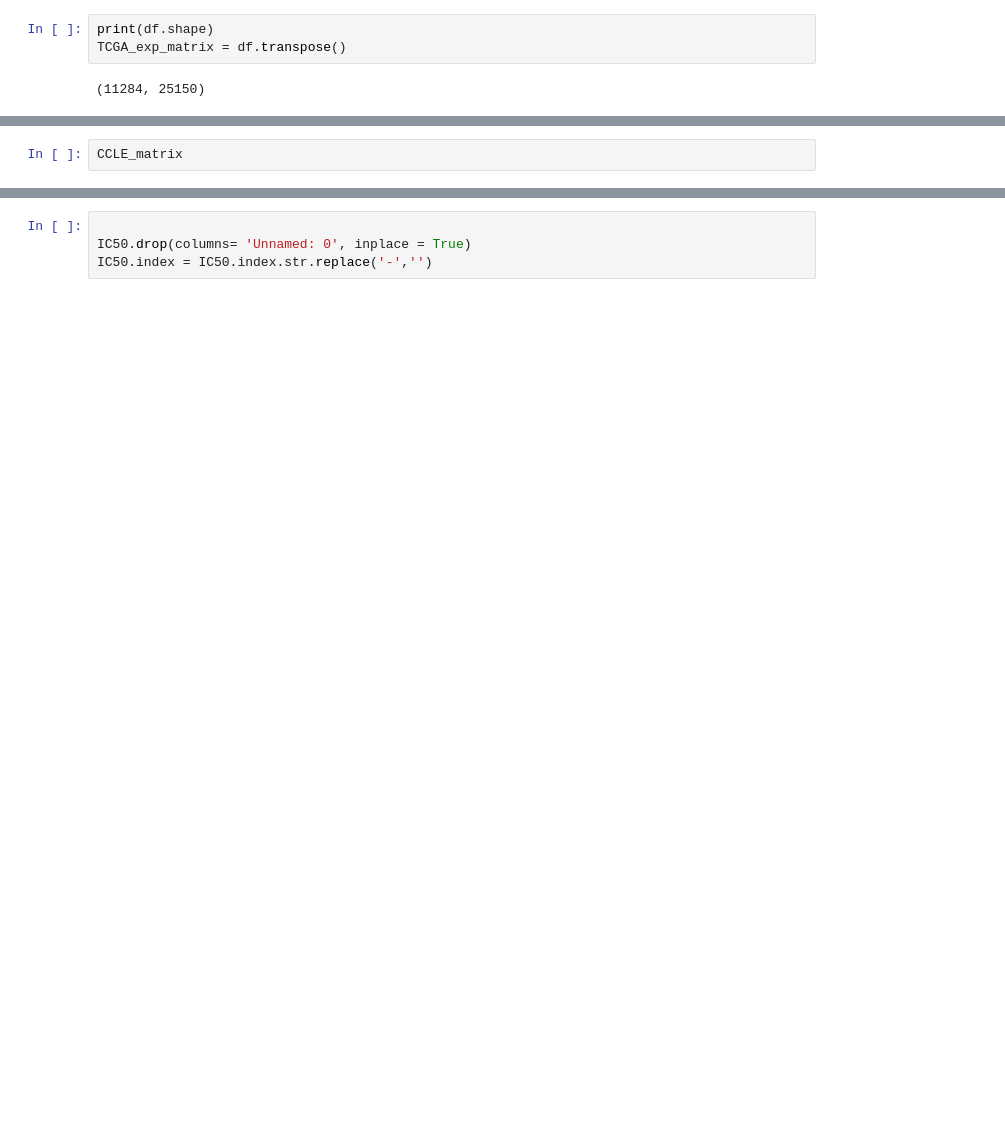
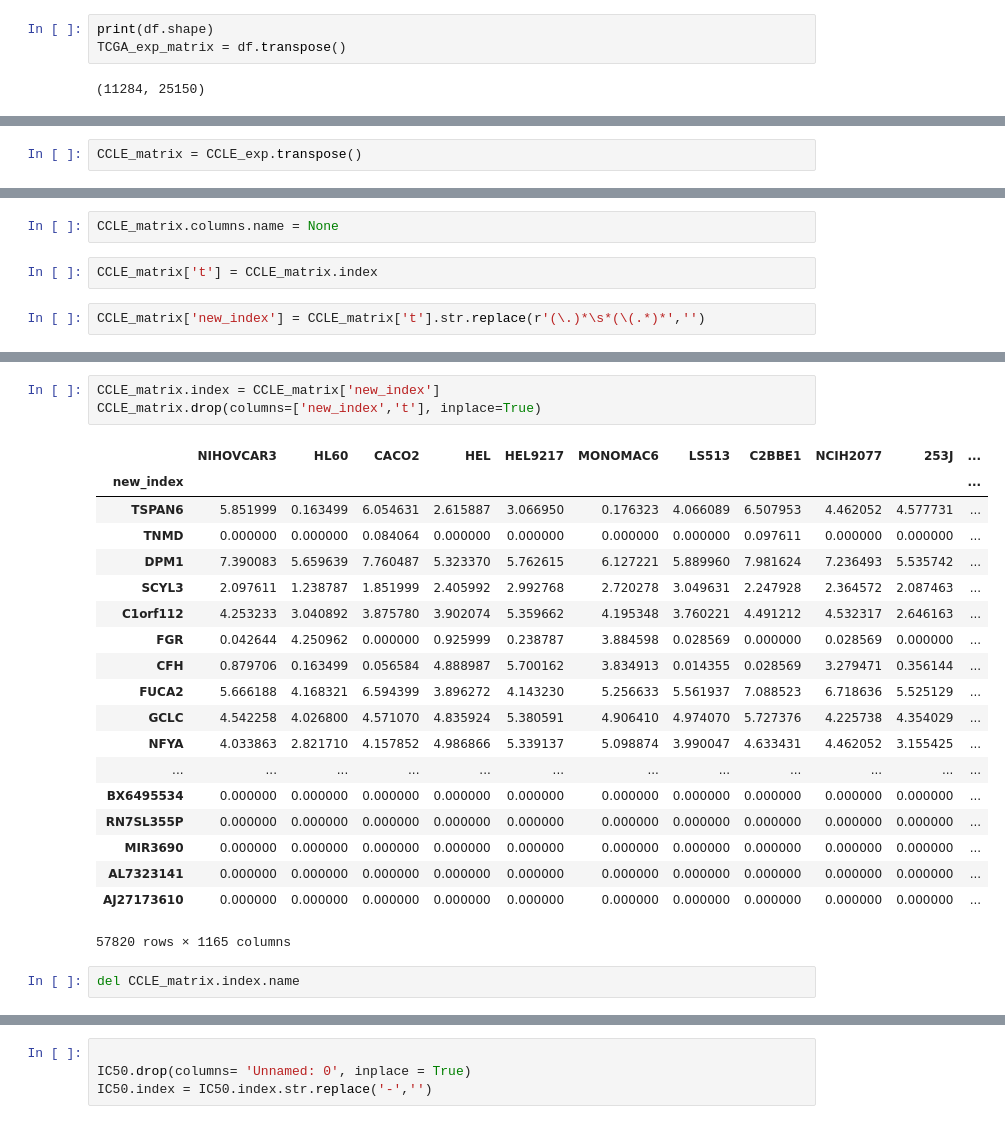
Before and after one commit to auriml/gen_drug, a Jupyter notebook: gen_drug_preprocessing.ipynb, the cells around one changed output, grey strips where cells are left out. Drawn from its saved outputs; the diff is of its cells as text; blank space fills up the shorter version.

```diff
--- a/gen_drug_preprocessing.ipynb
+++ b/gen_drug_preprocessing.ipynb
@@ -190,2 +172,2 @@ CCLE_matrix = CCLE.unstack(level=0)
 # %%
-CCLE_matrix
+CCLE_matrix = CCLE_exp.transpose()
@@ -212,0 +174,6 @@ CCLE_matrix
+# %%
+CCLE_matrix.columns.name = None
+# %%
+CCLE_matrix['t'] = CCLE_matrix.index
+# %%
+CCLE_matrix['new_index'] = CCLE_matrix['t'].str.replace(r'(\.)*\s*(\(.*)*','')
@@ -212,0 +198,25 @@ CCLE_matrix
+# %%
+CCLE_matrix.index = CCLE_matrix['new_index']
+CCLE_matrix.drop(columns=['new_index','t'], inplace=True)
+# %% [output]
+|  | NIHOVCAR3 | HL60 | CACO2 | HEL | HEL9217 | MONOMAC6 | LS513 | C2BBE1 | NCIH2077 | 253J | ... |
+| new_index |  |  |  |  |  |  |  |  |  |  | ... |
+| TSPAN6 | 5.851999 | 0.163499 | 6.054631 | 2.615887 | 3.066950 | 0.176323 | 4.066089 | 6.507953 | 4.462052 | 4.577731 | ... |
+| TNMD | 0.000000 | 0.000000 | 0.084064 | 0.000000 | 0.000000 | 0.000000 | 0.000000 | 0.097611 | 0.000000 | 0.000000 | ... |
+| DPM1 | 7.390083 | 5.659639 | 7.760487 | 5.323370 | 5.762615 | 6.127221 | 5.889960 | 7.981624 | 7.236493 | 5.535742 | ... |
+| SCYL3 | 2.097611 | 1.238787 | 1.851999 | 2.405992 | 2.992768 | 2.720278 | 3.049631 | 2.247928 | 2.364572 | 2.087463 | ... |
+| C1orf112 | 4.253233 | 3.040892 | 3.875780 | 3.902074 | 5.359662 | 4.195348 | 3.760221 | 4.491212 | 4.532317 | 2.646163 | ... |
+| FGR | 0.042644 | 4.250962 | 0.000000 | 0.925999 | 0.238787 | 3.884598 | 0.028569 | 0.000000 | 0.028569 | 0.000000 | ... |
+| CFH | 0.879706 | 0.163499 | 0.056584 | 4.888987 | 5.700162 | 3.834913 | 0.014355 | 0.028569 | 3.279471 | 0.356144 | ... |
+| FUCA2 | 5.666188 | 4.168321 | 6.594399 | 3.896272 | 4.143230 | 5.256633 | 5.561937 | 7.088523 | 6.718636 | 5.525129 | ... |
+| GCLC | 4.542258 | 4.026800 | 4.571070 | 4.835924 | 5.380591 | 4.906410 | 4.974070 | 5.727376 | 4.225738 | 4.354029 | ... |
+| NFYA | 4.033863 | 2.821710 | 4.157852 | 4.986866 | 5.339137 | 5.098874 | 3.990047 | 4.633431 | 4.462052 | 3.155425 | ... |
+| ... | ... | ... | ... | ... | ... | ... | ... | ... | ... | ... | ... |
+| BX6495534 | 0.000000 | 0.000000 | 0.000000 | 0.000000 | 0.000000 | 0.000000 | 0.000000 | 0.000000 | 0.000000 | 0.000000 | ... |
+| RN7SL355P | 0.000000 | 0.000000 | 0.000000 | 0.000000 | 0.000000 | 0.000000 | 0.000000 | 0.000000 | 0.000000 | 0.000000 | ... |
+| MIR3690 | 0.000000 | 0.000000 | 0.000000 | 0.000000 | 0.000000 | 0.000000 | 0.000000 | 0.000000 | 0.000000 | 0.000000 | ... |
+| AL7323141 | 0.000000 | 0.000000 | 0.000000 | 0.000000 | 0.000000 | 0.000000 | 0.000000 | 0.000000 | 0.000000 | 0.000000 | ... |
+| AJ27173610 | 0.000000 | 0.000000 | 0.000000 | 0.000000 | 0.000000 | 0.000000 | 0.000000 | 0.000000 | 0.000000 | 0.000000 | ... |
+57820 rows × 1165 columns
+# %%
+del CCLE_matrix.index.name
```
Also changed, not shown: parts of 54 cells of this notebook.
